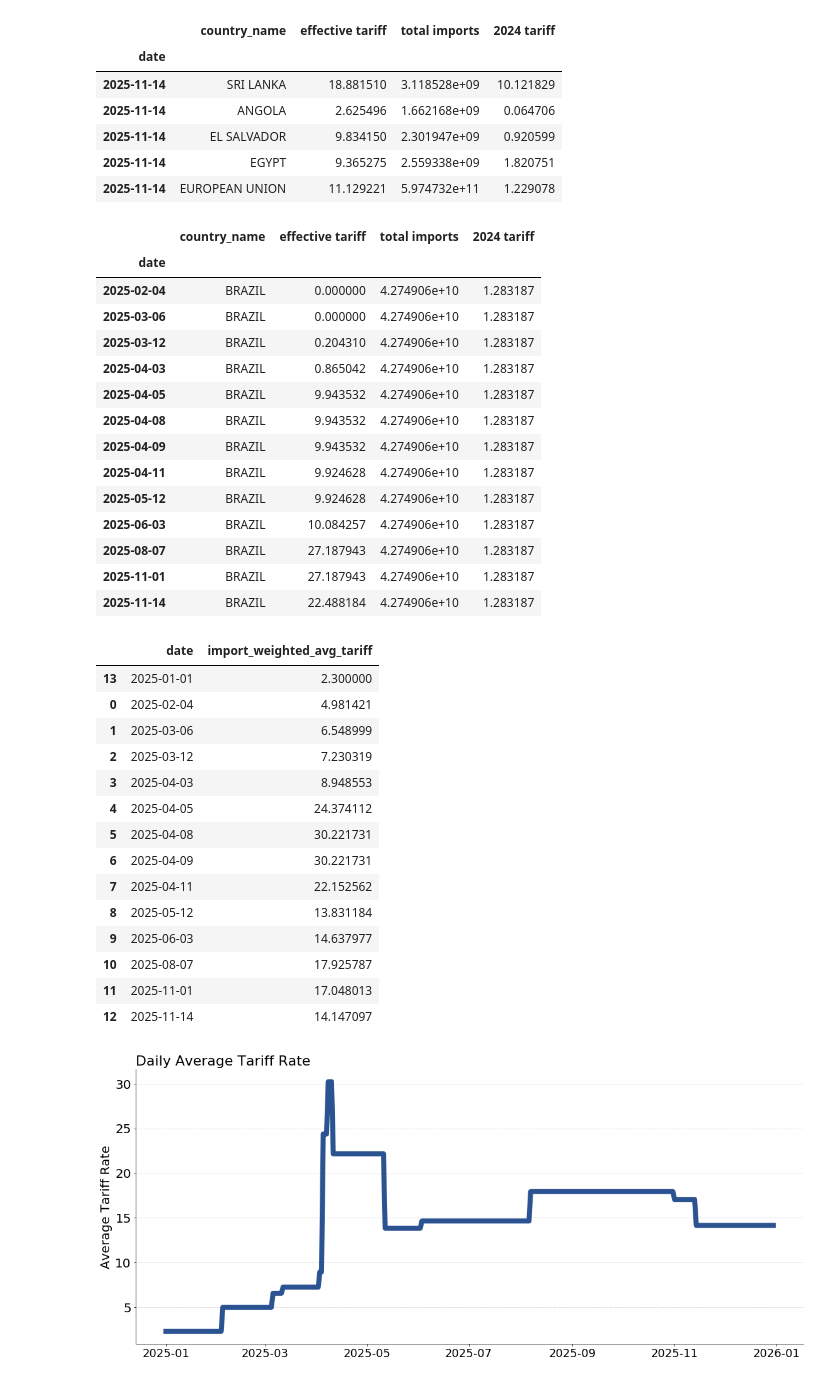
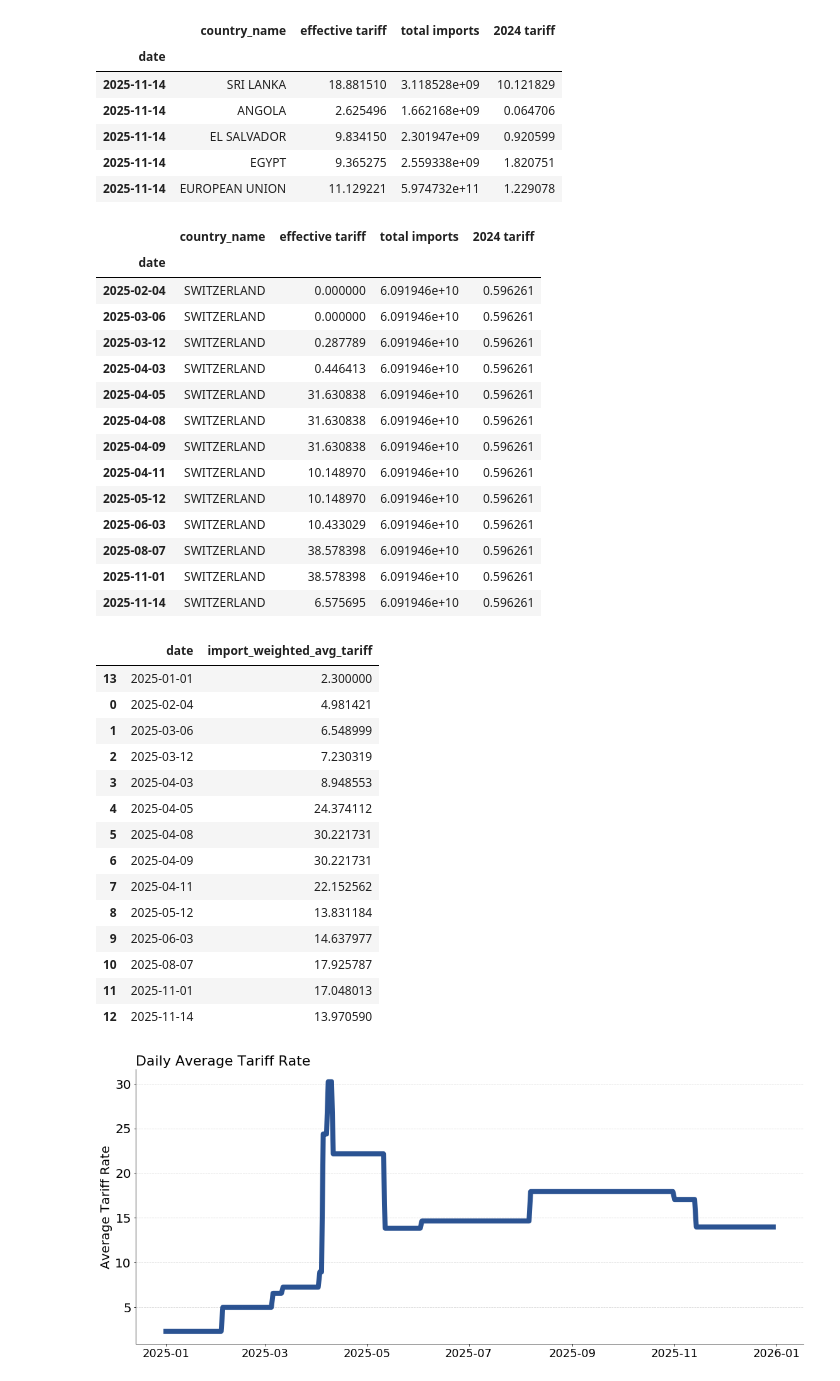
Before and after one commit to tradewartracker/trade-war-redux-2025, a Jupyter notebook: make-tariff-by-country-by-time.ipynb, the cells around one changed output. Saved outputs shown, nothing was run; the diff lists cells and outputs as text; code cells hidden in the pictures.

Commit message:
swiss deal

```diff
--- a/make-tariff-by-country-by-time.ipynb
+++ b/make-tariff-by-country-by-time.ipynb
@@ -343,6 +363,10 @@ def tariff_imports(df, cnty_code, tariff, date):
         df.loc[df["CTY_CODE"] == "5700", "tariff"] = tariff - 10.0 # new deal cut with China
 
         df.loc[df["CTY_CODE"] == "1220", "tariff"] = ( 8.75 / 25.0 ) * 45.0
+
+    if pd.to_datetime("2025-11-14") <= date:
+
+        df.loc[df["CTY_CODE"] == "4419", "tariff"] = 15.0 #swiss deal
 
 #####################################################################################################
 # these are all the exemptions
@@ -477,6 +501,7 @@ def tariff_imports(df, cnty_code, tariff, date):
         df.loc[nov_exemption, "tariff"]  = 0.0
 
 
+
     return df
 # %%
 df = pd.DataFrame()
@@ -527,23 +552,23 @@ tariffs_by_date.tail()
 
 tariffs_by_date.to_csv("country-by-time.csv")
 # %%
-tariffs_by_date[tariffs_by_date["country_name"] == "BRAZIL"]
+tariffs_by_date[tariffs_by_date["country_name"] == "SWITZERLAND"]
 # %% [output]
 |  | country_name | effective tariff | total imports | 2024 tariff |
 | date |  |  |  |  |
-| 2025-02-04 | BRAZIL | 0.000000 | 4.274906e+10 | 1.283187 |
-| 2025-03-06 | BRAZIL | 0.000000 | 4.274906e+10 | 1.283187 |
-| 2025-03-12 | BRAZIL | 0.204310 | 4.274906e+10 | 1.283187 |
-| 2025-04-03 | BRAZIL | 0.865042 | 4.274906e+10 | 1.283187 |
-| 2025-04-05 | BRAZIL | 9.943532 | 4.274906e+10 | 1.283187 |
-| 2025-04-08 | BRAZIL | 9.943532 | 4.274906e+10 | 1.283187 |
-| 2025-04-09 | BRAZIL | 9.943532 | 4.274906e+10 | 1.283187 |
-| 2025-04-11 | BRAZIL | 9.924628 | 4.274906e+10 | 1.283187 |
-| 2025-05-12 | BRAZIL | 9.924628 | 4.274906e+10 | 1.283187 |
-| 2025-06-03 | BRAZIL | 10.084257 | 4.274906e+10 | 1.283187 |
-| 2025-08-07 | BRAZIL | 27.187943 | 4.274906e+10 | 1.283187 |
-| 2025-11-01 | BRAZIL | 27.187943 | 4.274906e+10 | 1.283187 |
-| 2025-11-14 | BRAZIL | 22.488184 | 4.274906e+10 | 1.283187 |
+| 2025-02-04 | SWITZERLAND | 0.000000 | 6.091946e+10 | 0.596261 |
+| 2025-03-06 | SWITZERLAND | 0.000000 | 6.091946e+10 | 0.596261 |
+| 2025-03-12 | SWITZERLAND | 0.287789 | 6.091946e+10 | 0.596261 |
+| 2025-04-03 | SWITZERLAND | 0.446413 | 6.091946e+10 | 0.596261 |
+| 2025-04-05 | SWITZERLAND | 31.630838 | 6.091946e+10 | 0.596261 |
+| 2025-04-08 | SWITZERLAND | 31.630838 | 6.091946e+10 | 0.596261 |
+| 2025-04-09 | SWITZERLAND | 31.630838 | 6.091946e+10 | 0.596261 |
+| 2025-04-11 | SWITZERLAND | 10.148970 | 6.091946e+10 | 0.596261 |
+| 2025-05-12 | SWITZERLAND | 10.148970 | 6.091946e+10 | 0.596261 |
+| 2025-06-03 | SWITZERLAND | 10.433029 | 6.091946e+10 | 0.596261 |
+| 2025-08-07 | SWITZERLAND | 38.578398 | 6.091946e+10 | 0.596261 |
+| 2025-11-01 | SWITZERLAND | 38.578398 | 6.091946e+10 | 0.596261 |
+| 2025-11-14 | SWITZERLAND | 6.575695 | 6.091946e+10 | 0.596261 |
 # %%
 weighted_avg_tariff = (
     tariffs_by_date
@@ -586,7 +611,7 @@ weighted_avg_tariff
 | 9 | 2025-06-03 | 14.637977 |
 | 10 | 2025-08-07 | 17.925787 |
 | 11 | 2025-11-01 | 17.048013 |
-| 12 | 2025-11-14 | 14.147097 |
+| 12 | 2025-11-14 | 13.970590 |
 # %%
 # 1. Set date as index if not already
 weighted_avg_tariff = weighted_avg_tariff.set_index('date')
```
Also changed, not shown: parts of 4 cells of this notebook, 4 other files.
